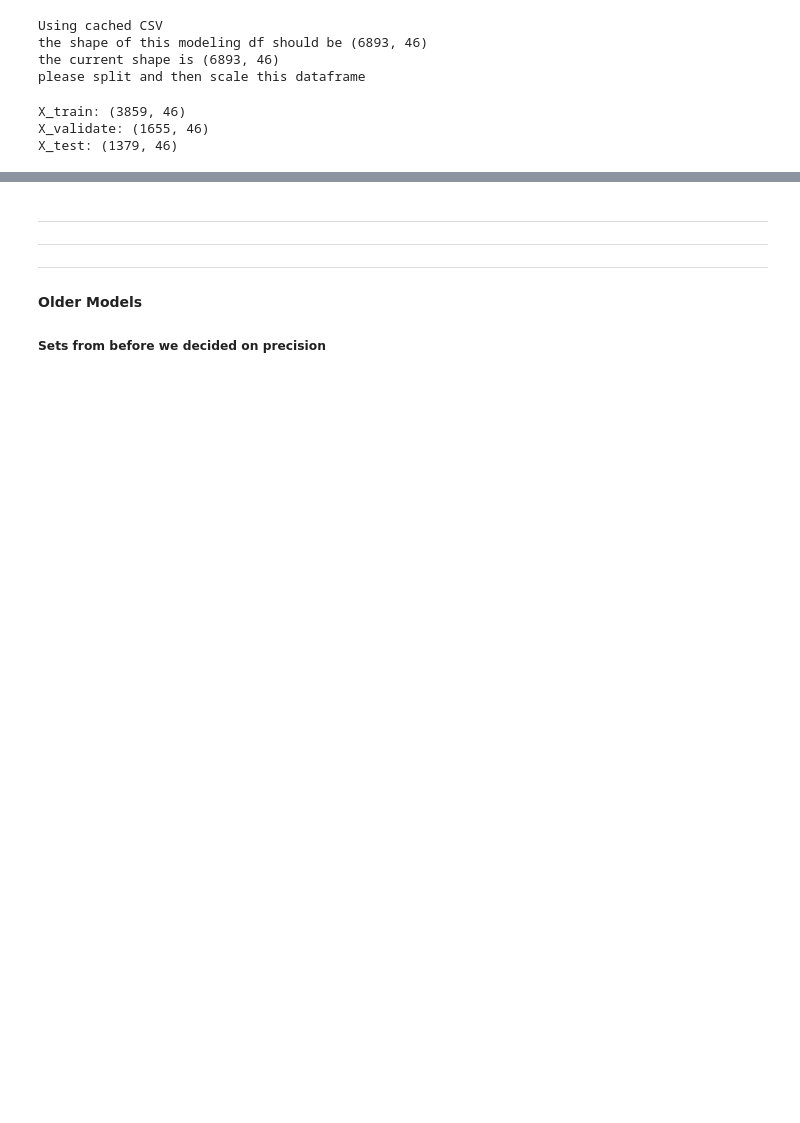
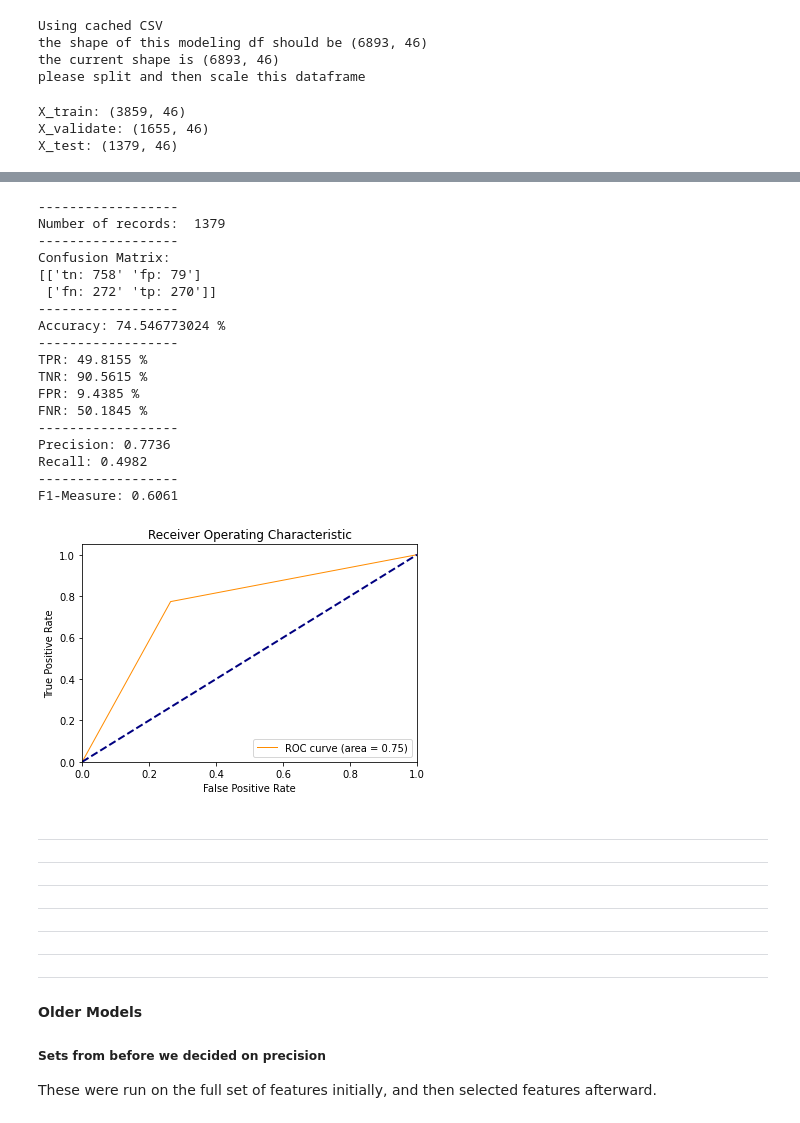
Before and after one commit to Movie-Success-Capstone/Movie-Capstone, a Jupyter notebook: nick_modeling.ipynb, the cells around one changed output, grey strips where cells are left out. Saved outputs shown, nothing was run; the diff lists cells and outputs as text; code cells hidden in the pictures; blank space fills up the shorter version.

```diff
--- a/nick_modeling.ipynb
+++ b/nick_modeling.ipynb
@@ -384,9 +94,36 @@ Test Scores:
+# %%
+mod.predict_on_test(X_train, y_train, X_test, y_test)
+# %% [output]
+------------------
+Number of records:  1379
+------------------
+Confusion Matrix:
+[['tn: 758' 'fp: 79']
+ ['fn: 272' 'tp: 270']]
+------------------
+Accuracy: 74.546773024 %
+------------------
+TPR: 49.8155 %
+TNR: 90.5615 %
+FPR: 9.4385 %
+FNR: 50.1845 %
+------------------
+Precision: 0.7736
+Recall: 0.4982
+------------------
+F1-Measure: 0.6061
+[figure, added]
 # %% [markdown]
+***
+***
+***
+***
 ***
 ***
 ***
 #### Older Models
 ##### Sets from before we decided on precision
+These were run on the full set of features initially, and then selected features afterward.
 # %%
 mod.accuracy_models(X_train, y_train)
 # %% [output]
```
Also changed, not shown: parts of 33 cells of this notebook, 2 other files.
